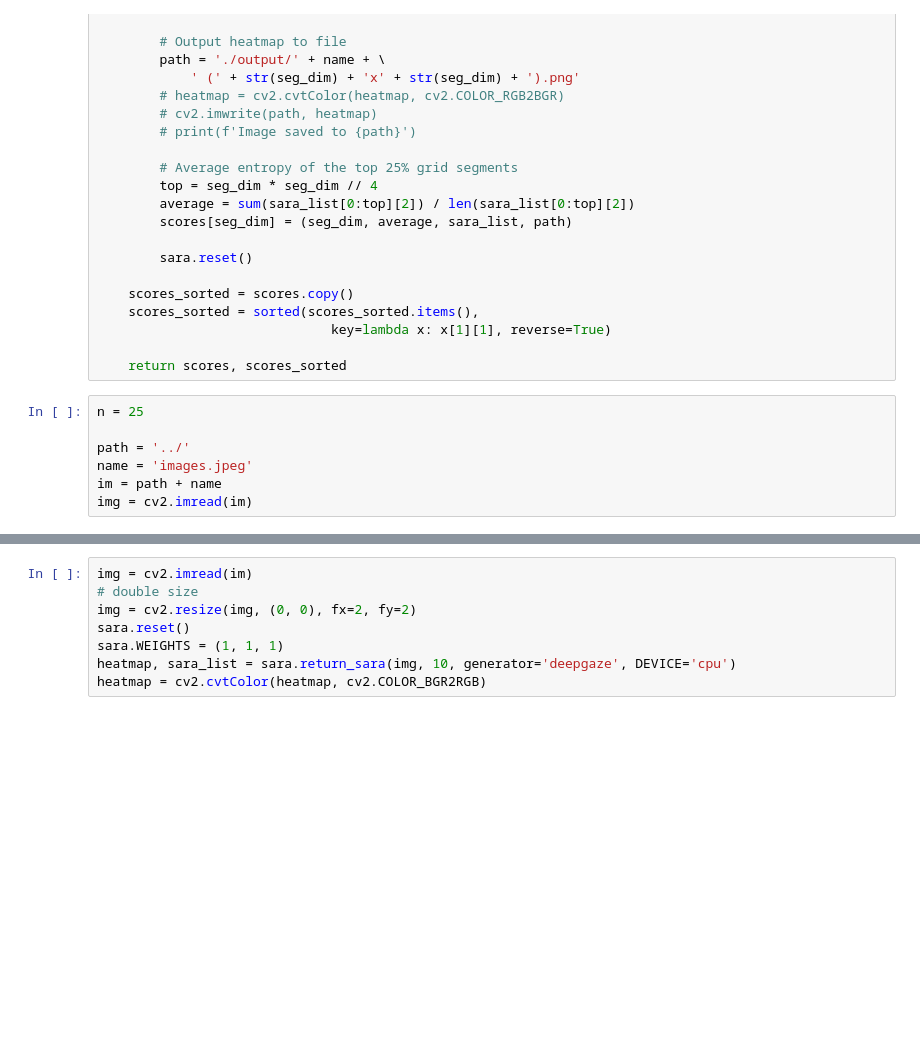
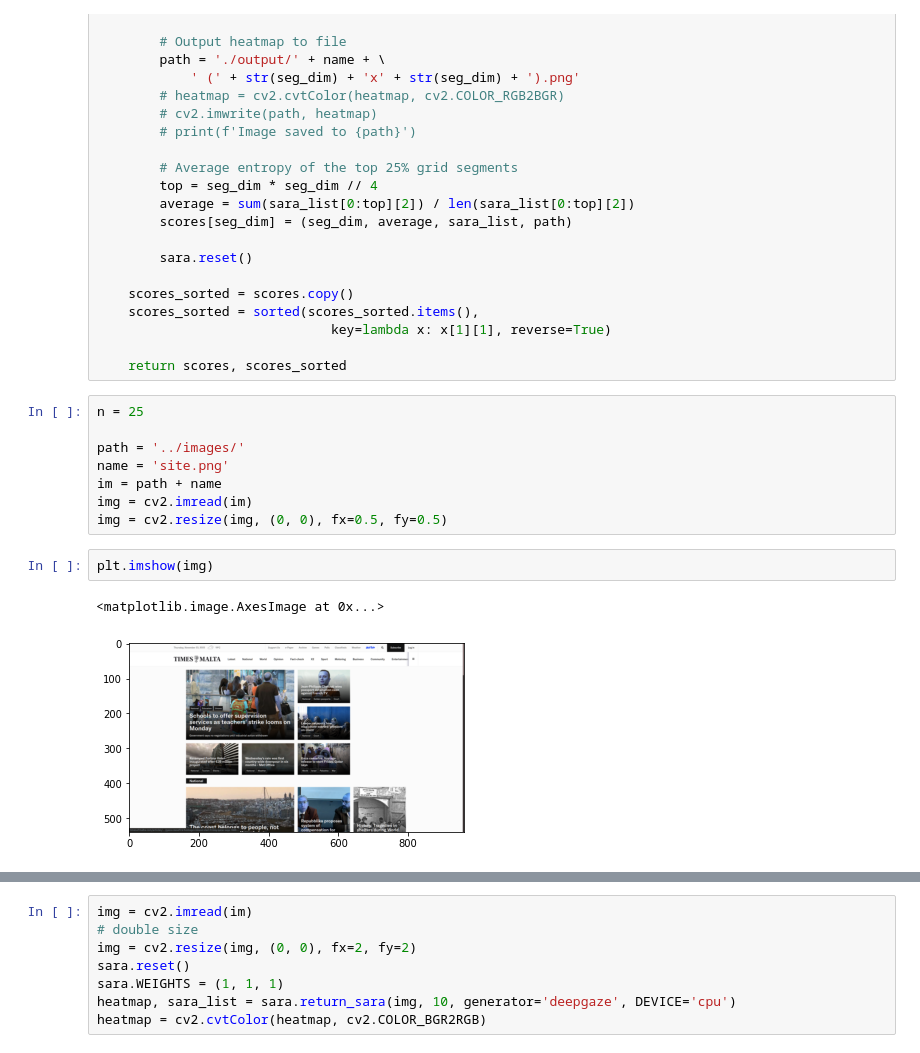
Before and after one commit to matthewkenely/ICT3909, a Jupyter notebook: saliency-ranking/App.ipynb, the cells around one changed output, grey strips where cells are left out. Saved outputs shown, nothing was run; the diff lists cells and outputs as text; blank space fills up the shorter version.

```diff
--- a/saliency-ranking/App.ipynb
+++ b/saliency-ranking/App.ipynb
@@ -109,10 +109,16 @@ def maximise_entropy(im, name, n):
 # %%
 n = 25
 
-path = '../'
-name = 'images.jpeg'
+path = '../images/'
+name = 'site.png'
 im = path + name
 img = cv2.imread(im)
+img = cv2.resize(img, (0, 0), fx=0.5, fy=0.5)
+# %%
+plt.imshow(img)
+# %% [output]
+<matplotlib.image.AxesImage at 0x...>
+[figure, added]
 # %%
 saliency_map = sara.return_saliency(img, generator='deepgaze')
 # %% [output]
```
Also changed, not shown: parts of 9 cells of this notebook, 3 other files.
